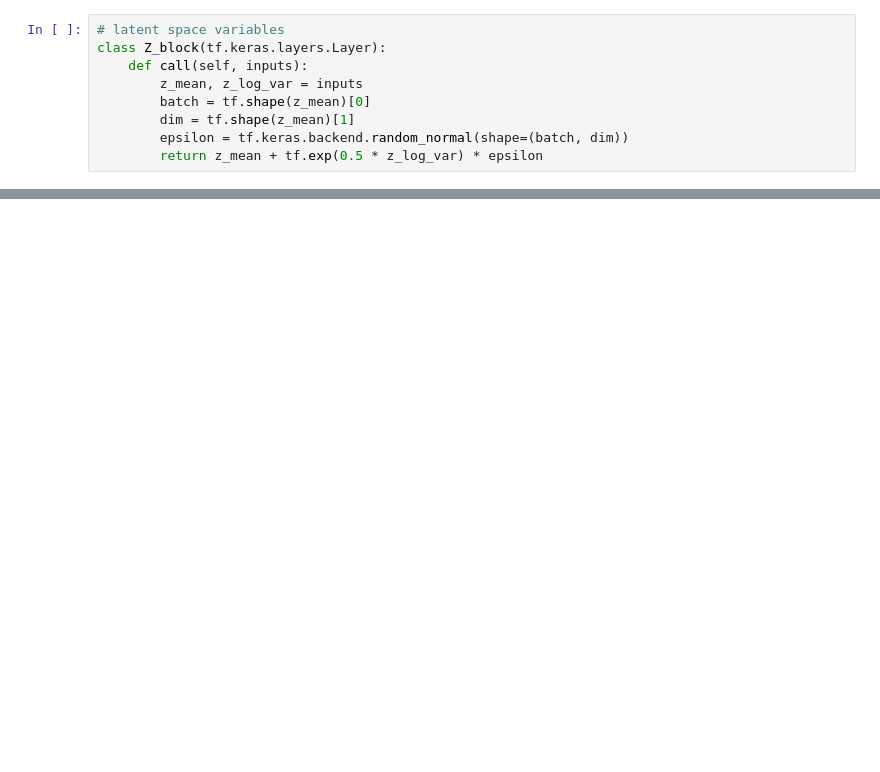
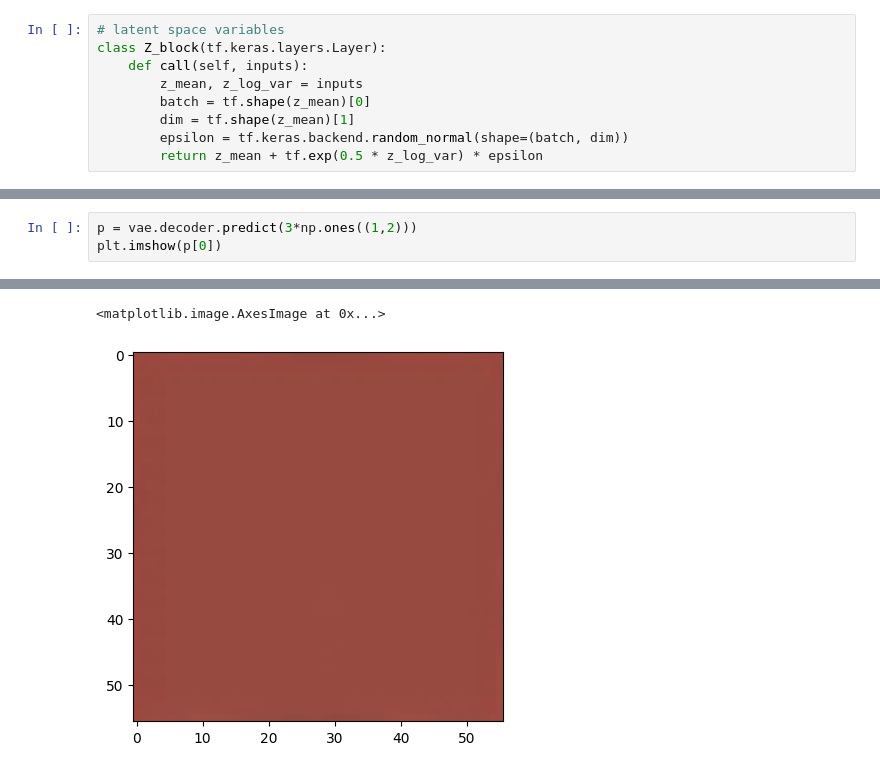
Before and after one commit to linomi/persian_carpet, a Jupyter notebook: vae.ipynb, the cells around one changed output, grey strips where cells are left out. Drawn from its saved outputs; the diff is of its cells as text; blank space fills up the shorter version.

```diff
--- a/vae.ipynb
+++ b/vae.ipynb
@@ -197,0 +191,4 @@ ax.scatter(c[2,:,0],c[2,:,1],c[2,:,2])
+# %%
+p = vae.decoder.predict(3*np.ones((1,2)))
+plt.imshow(p[0])
+# %% [output]
@@ -198,3 +196,5 @@ ax.scatter(c[2,:,0],c[2,:,1],c[2,:,2])
+<matplotlib.image.AxesImage at 0x...>
+[figure, added]
 # %%
 from IPython.display import display
 import ipywidgets as widgets
```
Also changed, not shown: parts of 15 cells of this notebook.
